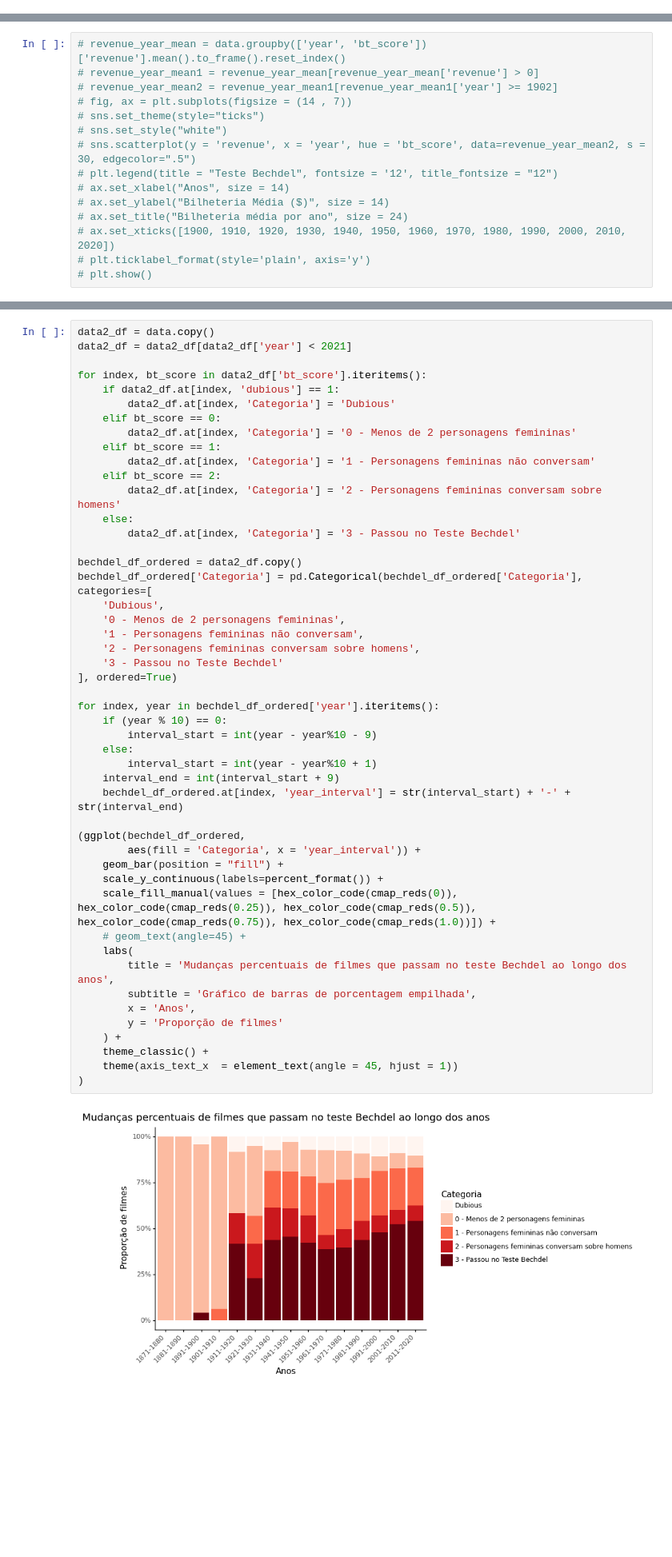
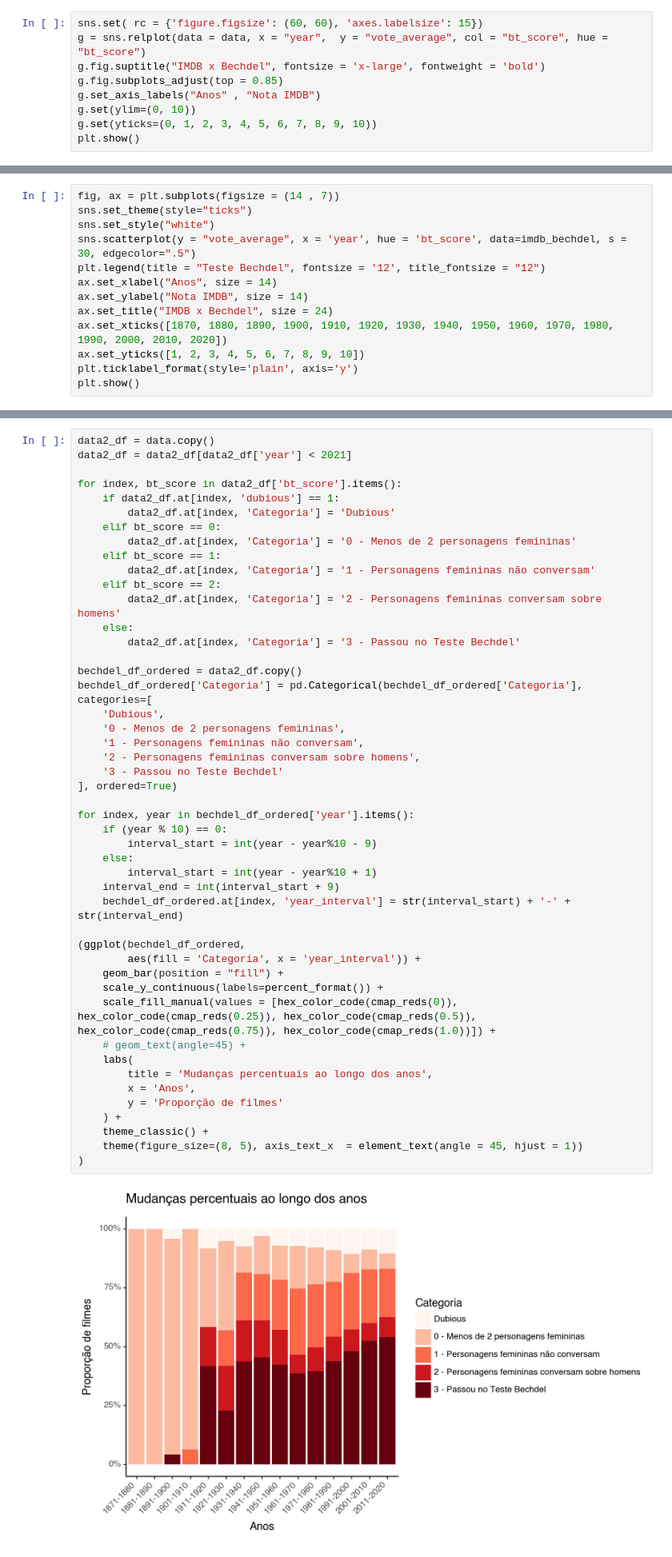
Before and after one commit to vinifm/puc_bechdel, a Jupyter notebook: main.ipynb, the cells around one changed output, grey strips where cells are left out. Shown at 80% size. Cells and saved outputs as stored; diff of their text form; blank space fills up the shorter version.

```diff
--- a/main.ipynb
+++ b/main.ipynb
@@ -189,0 +179,9 @@ plt.show()
+# %%
+sns.set( rc = {'figure.figsize': (60, 60), 'axes.labelsize': 15})
+g = sns.relplot(data = data, x = "year",  y = "vote_average", col = "bt_score", hue = "bt_score")
+g.fig.suptitle("IMDB x Bechdel", fontsize = 'x-large', fontweight = 'bold')
+g.fig.subplots_adjust(top = 0.85)
+g.set_axis_labels("Anos" , "Nota IMDB")
+g.set(ylim=(0, 10))
+g.set(yticks=(0, 1, 2, 3, 4, 5, 6, 7, 8, 9, 10))
+plt.show()
@@ -190,15 +190,13 @@ plt.show()
 # %%
-# revenue_year_mean = data.groupby(['year', 'bt_score'])['revenue'].mean().to_frame().reset_index()
-# revenue_year_mean1 = revenue_year_mean[revenue_year_mean['revenue'] > 0]
-# revenue_year_mean2 = revenue_year_mean1[revenue_year_mean1['year'] >= 1902]
-# fig, ax = plt.subplots(figsize = (14 , 7))
-# sns.set_theme(style="ticks")
-# sns.set_style("white")
-# sns.scatterplot(y = 'revenue', x = 'year', hue = 'bt_score', data=revenue_year_mean2, s = 30, edgecolor=".5")
-# plt.legend(title = "Teste Bechdel", fontsize = '12', title_fontsize = "12")
-# ax.set_xlabel("Anos", size = 14)
-# ax.set_ylabel("Bilheteria Média ($)", size = 14)
-# ax.set_title("Bilheteria média por ano", size = 24)
-# ax.set_xticks([1900, 1910, 1920, 1930, 1940, 1950, 1960, 1970, 1980, 1990, 2000, 2010, 2020])
-# plt.ticklabel_format(style='plain', axis='y')
-# plt.show()
+fig, ax = plt.subplots(figsize = (14 , 7))
+sns.set_theme(style="ticks")
+sns.set_style("white")
+sns.scatterplot(y = "vote_average", x = 'year', hue = 'bt_score', data=imdb_bechdel, s = 30, edgecolor=".5")
+plt.legend(title = "Teste Bechdel", fontsize = '12', title_fontsize = "12")
+ax.set_xlabel("Anos", size = 14)
+ax.set_ylabel("Nota IMDB", size = 14)
+ax.set_title("IMDB x Bechdel", size = 24)
+ax.set_xticks([1870, 1880, 1890, 1900, 1910, 1920, 1930, 1940, 1950, 1960, 1970, 1980, 1990, 2000, 2010, 2020])
+ax.set_yticks([1, 2, 3, 4, 5, 6, 7, 8, 9, 10])
+plt.ticklabel_format(style='plain', axis='y')
+plt.show()
@@ -351,7 +221,7 @@ plt.show()
 data2_df = data.copy()
 data2_df = data2_df[data2_df['year'] < 2021]
 
-for index, bt_score in data2_df['bt_score'].iteritems():
+for index, bt_score in data2_df['bt_score'].items():
     if data2_df.at[index, 'dubious'] == 1:
         data2_df.at[index, 'Categoria'] = 'Dubious'
     elif bt_score == 0:
@@ -365,35 +235,34 @@ for index, bt_score in data2_df['bt_score'].iteritems():
 
 bechdel_df_ordered = data2_df.copy()
 bechdel_df_ordered['Categoria'] = pd.Categorical(bechdel_df_ordered['Categoria'], categories=[
     'Dubious',
     '0 - Menos de 2 personagens femininas',
     '1 - Personagens femininas não conversam',
     '2 - Personagens femininas conversam sobre homens',
     '3 - Passou no Teste Bechdel'
 ], ordered=True)
 
-for index, year in bechdel_df_ordered['year'].iteritems():
+for index, year in bechdel_df_ordered['year'].items():
     if (year % 10) == 0:
         interval_start = int(year - year%10 - 9)
     else:
         interval_start = int(year - year%10 + 1)
     interval_end = int(interval_start + 9)
     bechdel_df_ordered.at[index, 'year_interval'] = str(interval_start) + '-' + str(interval_end)
 
 (ggplot(bechdel_df_ordered,
         aes(fill = 'Categoria', x = 'year_interval')) +
     geom_bar(position = "fill") +
     scale_y_continuous(labels=percent_format()) +
     scale_fill_manual(values = [hex_color_code(cmap_reds(0)), hex_color_code(cmap_reds(0.25)), hex_color_code(cmap_reds(0.5)), hex_color_code(cmap_reds(0.75)), hex_color_code(cmap_reds(1.0))]) +
     # geom_text(angle=45) +
     labs(
-        title = 'Mudanças percentuais de filmes que passam no teste Bechdel ao longo dos anos',
-        subtitle = 'Gráfico de barras de porcentagem empilhada',
+        title = 'Mudanças percentuais ao longo dos anos',
         x = 'Anos',
         y = 'Proporção de filmes'
     ) +
     theme_classic() +
-    theme(axis_text_x  = element_text(angle = 45, hjust = 1))
+    theme(figure_size=(8, 5), axis_text_x  = element_text(angle = 45, hjust = 1))
 )
 # %% [output]
-[figure, old version]
+[figure, new version]
```
Also changed, not shown: parts of 24 cells of this notebook, 2 other files.
